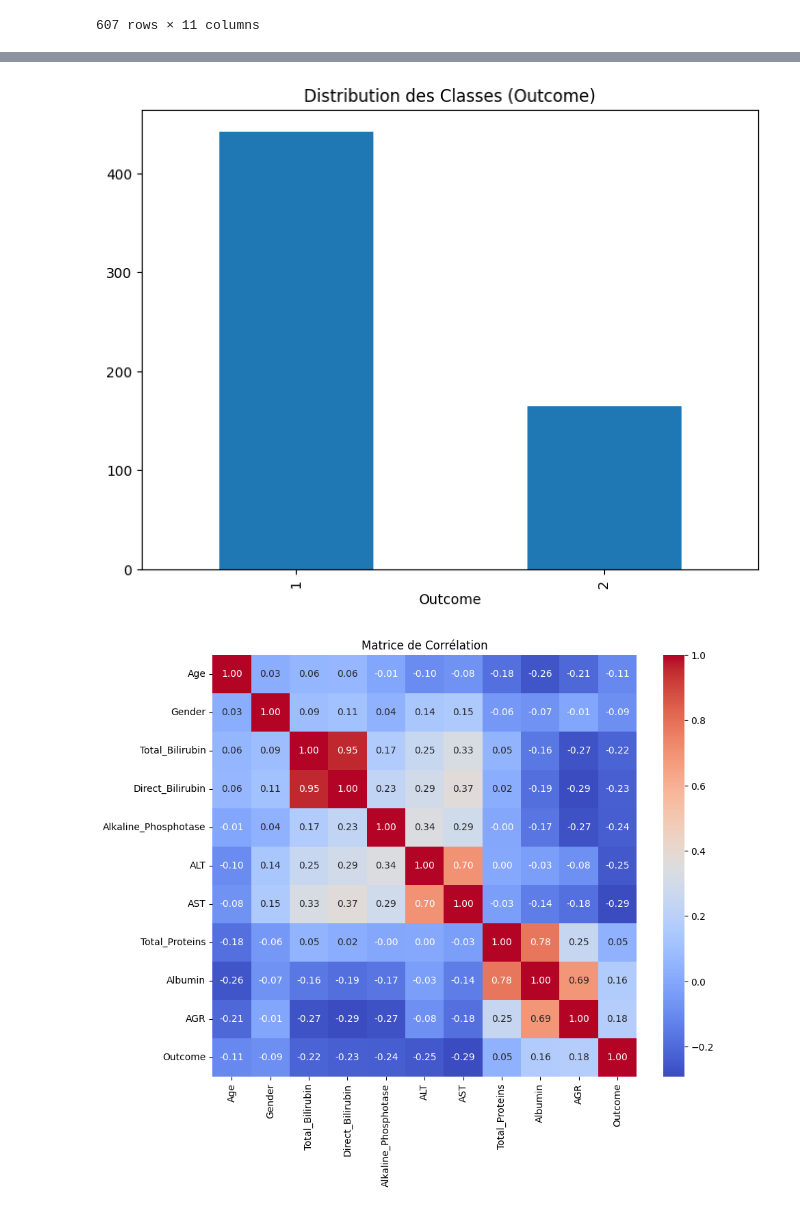
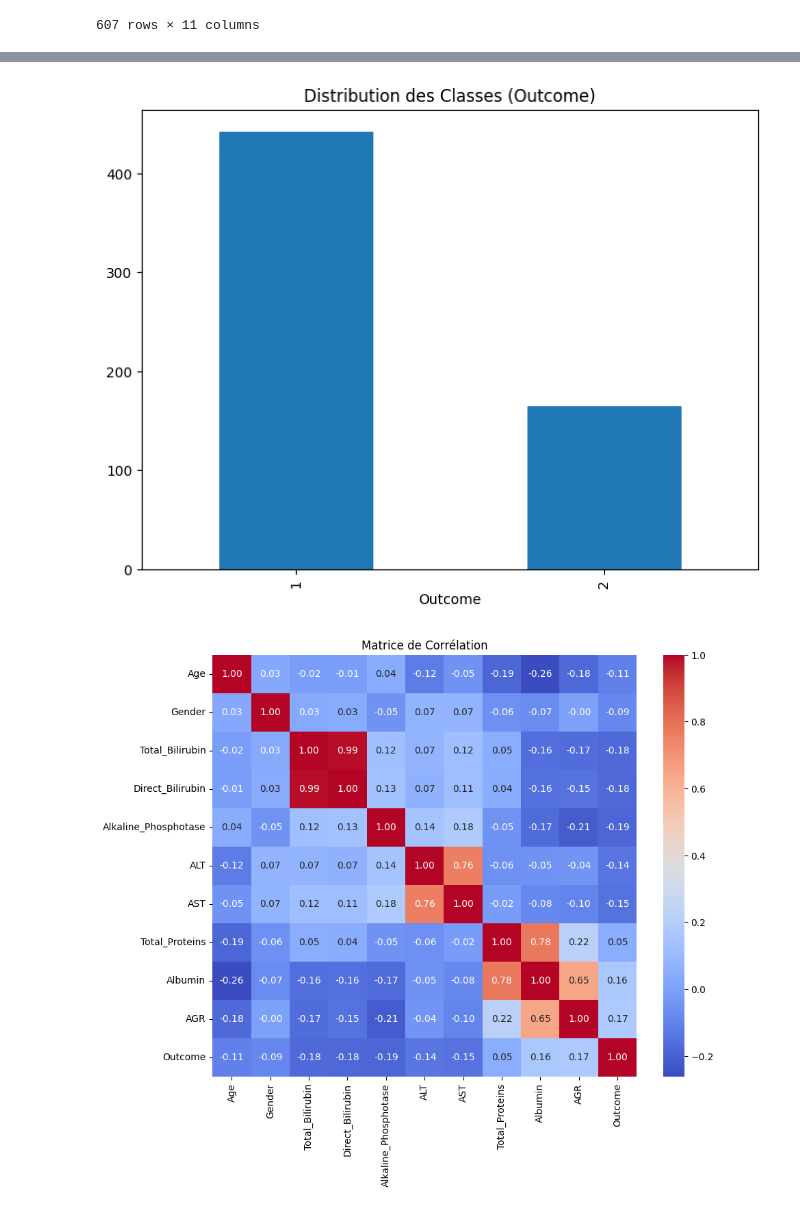
Before and after one commit to elabfr/Epidemologie, a Jupyter notebook: epi.ipynb, the cells around one changed output, grey strips where cells are left out. Drawn from its saved outputs; the diff is of its cells as text; code cells hidden in the pictures.

```diff
--- a/epi.ipynb
+++ b/epi.ipynb
@@ -357,14 +354,3 @@ df_combined
 | 610 | 3 | 1 | 9.0 | 3.0 | 901 | 23.0 | 17 | ... |
 | 611 | 2 | 1 | 12.0 | 3.0 | 498 | 28.0 | 25 | ... |
 607 rows × 11 columns
-# %%
-print("\nTRAITEMENT DES OUTLIERS ")
-
-numeric_columns = ['Total_Bilirubin', 'Direct_Bilirubin', 'Alkaline_Phosphotase',
-                   'ALT', 'AST', 'Total_Proteins', 'Albumin', 'AGR']
-
-for col in numeric_columns:
-    outliers_before = len(df_combined[df_combined[col] > df_combined[col].quantile(0.95)])
-    df_combined[col] = treat_outliers_iqr(df_combined[col])
-    outliers_after = len(df_combined[df_combined[col] > df_combined[col].quantile(0.95)])
-    print(f"{col}: {outliers_before} → {outliers_after} outliers sévères")
@@ -553,35 +546,38 @@ Nombre de lignes avec au moins un NaN: 0
 # %%
+import matplotlib.pyplot as plt
+import seaborn as sns
+
+
 def analyze_clean_dataset_simple(df):
     """Version simplifiée de l'analyse"""
 
     # 1. Distribution des classes
     plt.figure(figsize=(8, 6))
     df['Outcome'].value_counts().plot(kind='bar')
     plt.title('Distribution des Classes (Outcome)')
     plt.show()
 
     # 2. Matrice de corrélation
     plt.figure(figsize=(10, 8))
-    correlation_matrix = df.corr(numeric_only=True)
-    sns.heatmap(correlation_matrix, annot=True, cmap='coolwarm', fmt='.2f')
+    sns.heatmap(df.corr(), annot=True, fmt='.2f', cmap='coolwarm')
     plt.title('Matrice de Corrélation')
     plt.show()
 
     # 3. Rapport
     print("=== RAPPORT ===")
     print(f"Échantillons: {len(df)}, Features: {len(df.columns)-1}")
     print(f"Valeurs manquantes: {df.isnull().sum().sum()}")
     print("Distribution Outcome:")
     print(df['Outcome'].value_counts())
 
 # Utilise df_clean si défini, sinon tombe en back-up sur df_combined
 try:
     analyze_clean_dataset_simple(df_clean)
 except NameError:
     analyze_clean_dataset_simple(df_combined)
 # %% [output]
 [figure]
-[figure, old version]
+[figure, new version]
 === RAPPORT ===
 Échantillons: 607, Features: 10
 Valeurs manquantes: 0
```
Also changed, not shown: parts of 18 cells of this notebook, 2 other files.
